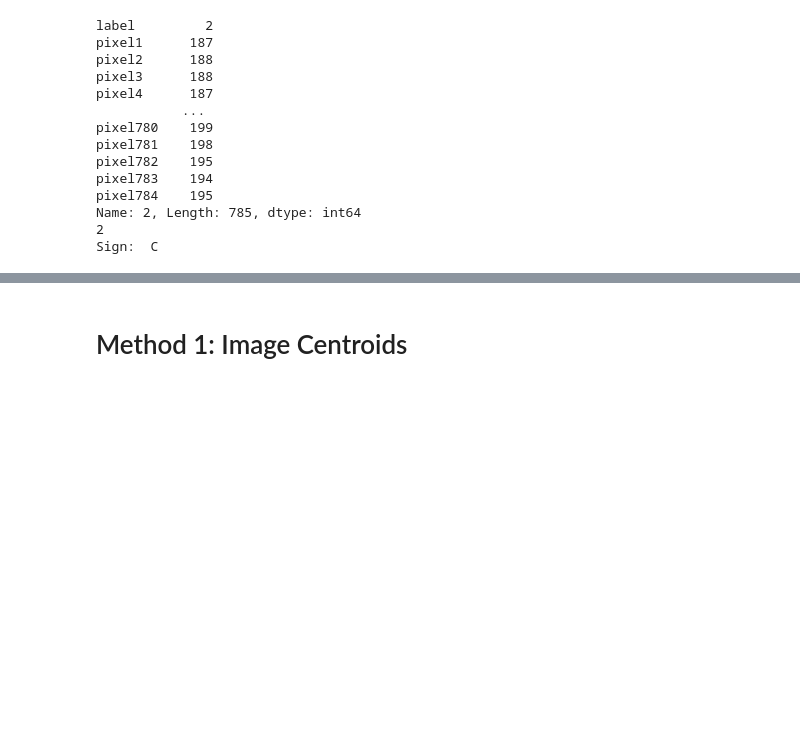
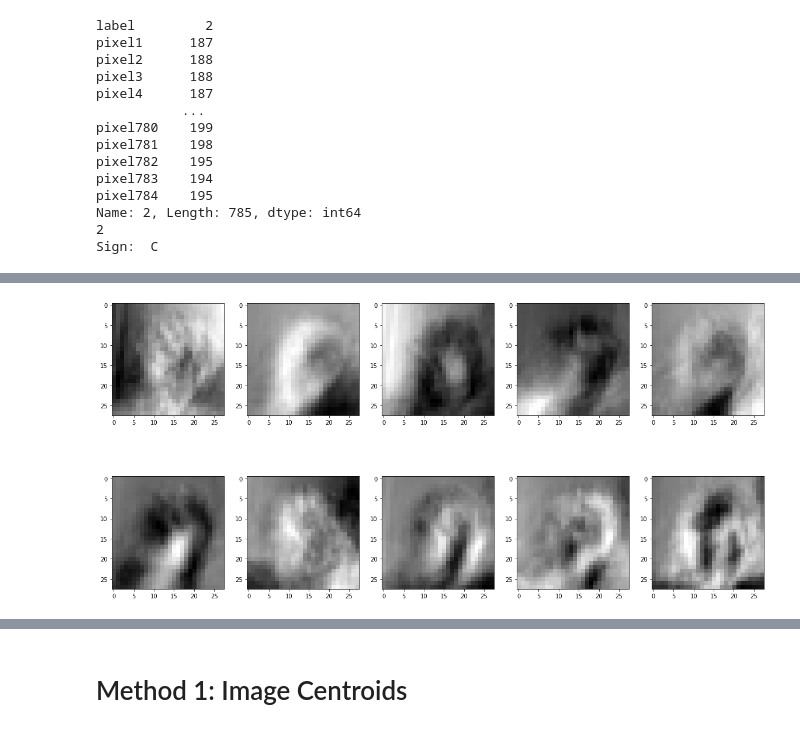
Before and after one commit to BenWSingleton/MA544Project, a Jupyter notebook: MA544_Project.ipynb, the cells around one changed output, grey strips where cells are left out. Cells and saved outputs as stored; diff of their text form; code cells hidden in the pictures; blank space fills up the shorter version.

```diff
--- a/MA544_Project.ipynb
+++ b/MA544_Project.ipynb
@@ -185,0 +234,10 @@ Sign:  C
+# %%
+eigenvalues, eigenvectors = np.linalg.eig(cov)
+# %%
+# Top K = 150 eigensigns computed
+K = 150
+
+eigenvalues_index_sorted = np.argsort(eigenvalues)[::-1]
+eigenvalues_sorted       = eigenvalues[eigenvalues_index_sorted][0:K]
+# eigenvectors_sorted    = eigenvectors[:, eigenvalues_index_sorted]
+eigenvectors_sorted      = eigenvectors[:,eigenvalues_index_sorted][:,0:K]
@@ -185,0 +253,11 @@ Sign:  C
+# %%
+fig = plt.figure(figsize=(20, 10))
+for i in range(10):
+    v = eigensigns_normal[:, i]
+    r = np.asarray(v).reshape(28, 28)
+    fig.add_subplot(2, 5, i + 1)
+    plt.imshow(r, cmap='gray')
+
+plt.savefig(f"eigensign_figures/K={K}_eigensign.pdf")
+# %% [output]
+[figure, added]
```
Also changed, not shown: parts of 17 cells of this notebook, 13 other files.
